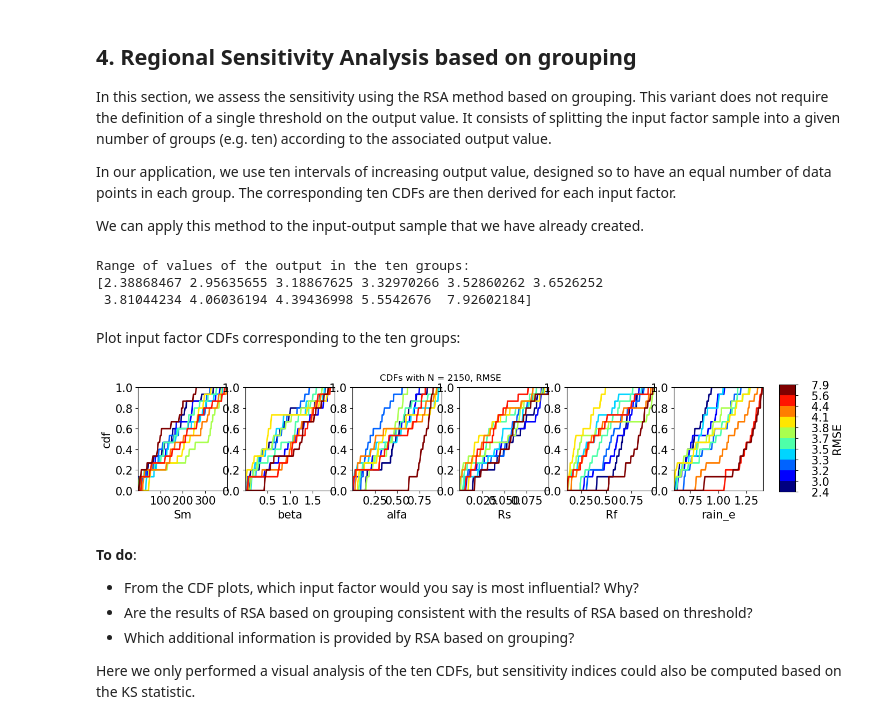
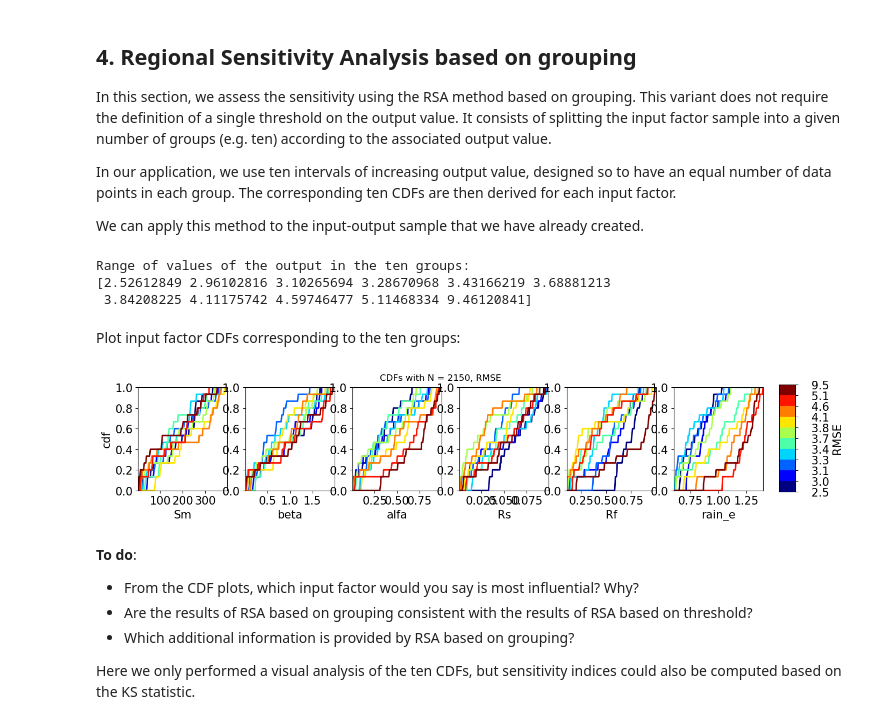
Before and after one commit to valnoacco/SAFE_workshop_UCL, a Jupyter notebook: GSA_workflow_tutorial.ipynb, the cells around one changed output. Saved outputs shown, nothing was run; the diff lists cells and outputs as text; code cells hidden in the pictures.

```diff
--- a/GSA_workflow_tutorial.ipynb
+++ b/GSA_workflow_tutorial.ipynb
@@ -1004,0 +875,12 @@ Value of the KS statistics between the two CDFs of the inputs: [0.17777778 0.2
+# %%
+QQ = model_execution(hymod_sim_workshop_mod, Xrain, rain, evap)
+
+# Plot Monte Carlo (MC) simulations results and compare with data:
+plt.figure(figsize=[15,5])
+plt.plot(flow, color=[0.7, 0.7, 0.7]) # plot for legend
+plt.plot(np.transpose(QQ), 'k', linewidth = 0.5)
+plt.plot(flow, color=[0.7, 0.7, 0.7])
+plt.ylabel('flow (mm/day)'); plt.xlabel('time (days)')
+plt.legend(['obs', 'sim'])
+plt.title("Model execution with N = %d" % N)
+plt.show()
@@ -1004,0 +891,4 @@ Value of the KS statistics between the two CDFs of the inputs: [0.17777778 0.2
+# %%
+YYrain = np.nan * np.ones((N, 2))
+YYrain[:, 0] = RMSE(QQ[:, warmup:365], flow[warmup:365])
+YYrain[:, 1] = BIAS(QQ[:, warmup:365], flow[warmup:365])
@@ -1011,13 +1009,13 @@ In our application, we use ten intervals of increasing output value, designed so
 We can apply this method to the input-output sample that we have already created.
 # %%
 # Select the output metric to be analysed (uncomment option you want to view):
-Y = YY[:, 0]; Y_Label = 'RMSE' # RMSE
-# Y = YY[:, 1]; Y_Label = 'BIAS' # BIAS
+Yrain = YYrain[:, 0]; Y_Label = 'RMSE' # RMSE
+# Yrain = YYrain[:, 1]; Y_Label = 'BIAS' # BIAS
 
 # Set number of groups:
 ngroup = 10
 # Perform RSA based on grouping:
-_, _, _, _, _, _, idx_gp, Yk = RSA_gp.RSA_indices_groups(X, Y, ngroup=ngroup)
+_, _, _, _, _, _, idx_gp, Yk = RSA_gp.RSA_indices_groups(Xrain, Yrain, ngroup=ngroup)
 # idx_gp: indices of the ten groups
 # Yk: range of values of the output
 
@@ -1025,18 +1023,18 @@ _, _, _, _, _, _, idx_gp, Yk = RSA_gp.RSA_indices_groups(X, Y, ngroup=ngroup)
 print('Range of values of the output in the ten groups:\n' + str(Yk))
 # %% [output]
 Range of values of the output in the ten groups:
-[2.38868467 2.95635655 3.18867625 3.32970266 3.52860262 3.6526252
- 3.81044234 4.06036194 4.39436998 5.5542676  7.92602184]
+[2.52612849 2.96102816 3.10265694 3.28670968 3.43166219 3.68881213
+ 3.84208225 4.11175742 4.59746477 5.11468334 9.46120841]
 # %% [markdown]
 Plot input factor CDFs corresponding to the ten groups:
 # %%
-RSA_gp.RSA_plot_groups(X, idx_gp, Yk, X_Labels=X_Labels, legend_title=Y_Label, n_col = 6)
+RSA_gp.RSA_plot_groups(Xrain, idx_gp, Yk, X_Labels=X_Labels_rain, legend_title=Y_Label, n_col = 6)
 plt.suptitle("CDFs with N = %d" % N2 + ', ' + Y_Label)
 hfig_cdfs = plt.gcf() # get figure handle
 hfig_cdfs.set_size_inches(15, 2.5) # set width and height
 plt.show()
 # %% [output]
-[figure, old version]
+[figure, new version]
 # %% [markdown]
 **To do**:
 - From the CDF plots, which input factor would you say is most influential? Why?
```
Also changed, not shown: parts of 36 cells of this notebook.
